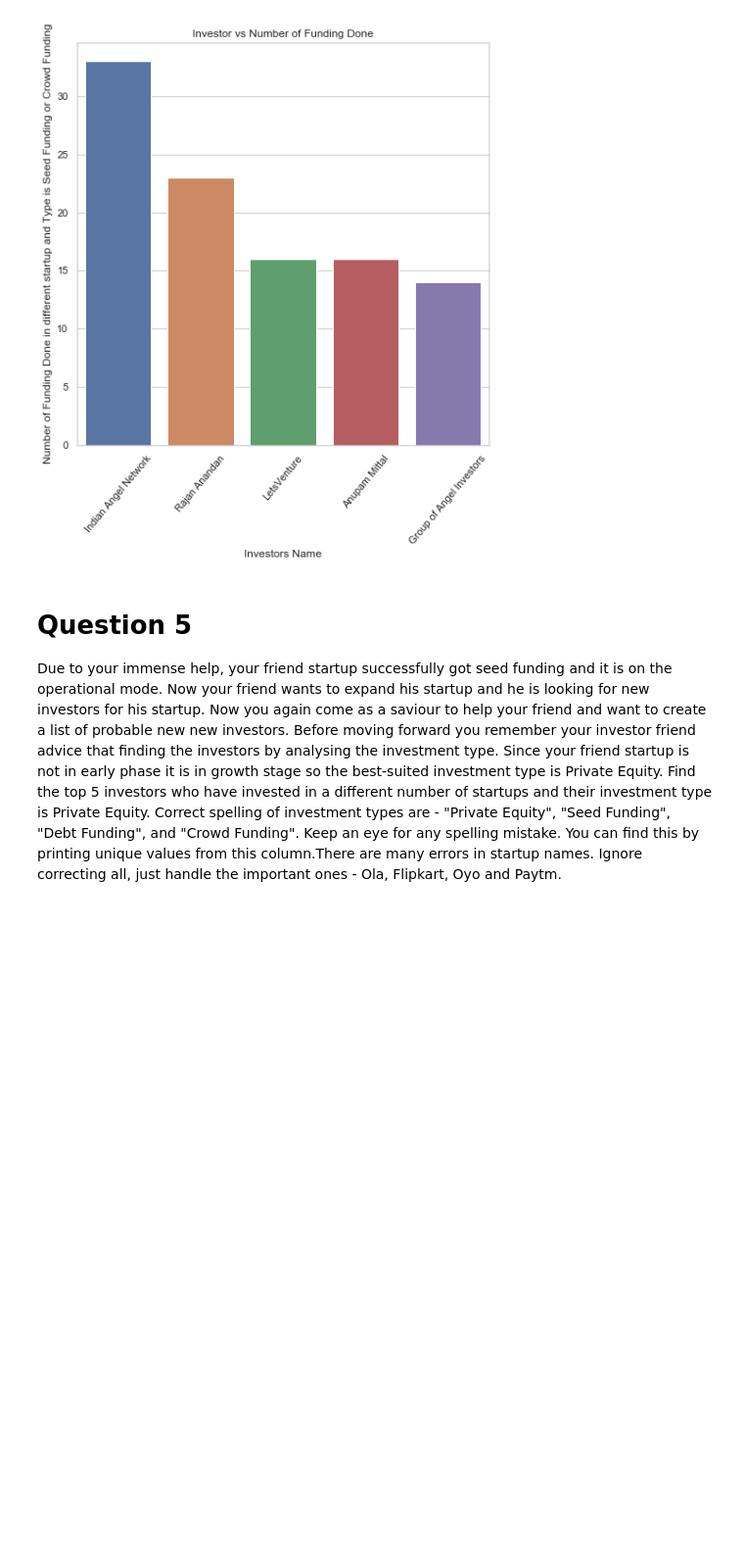
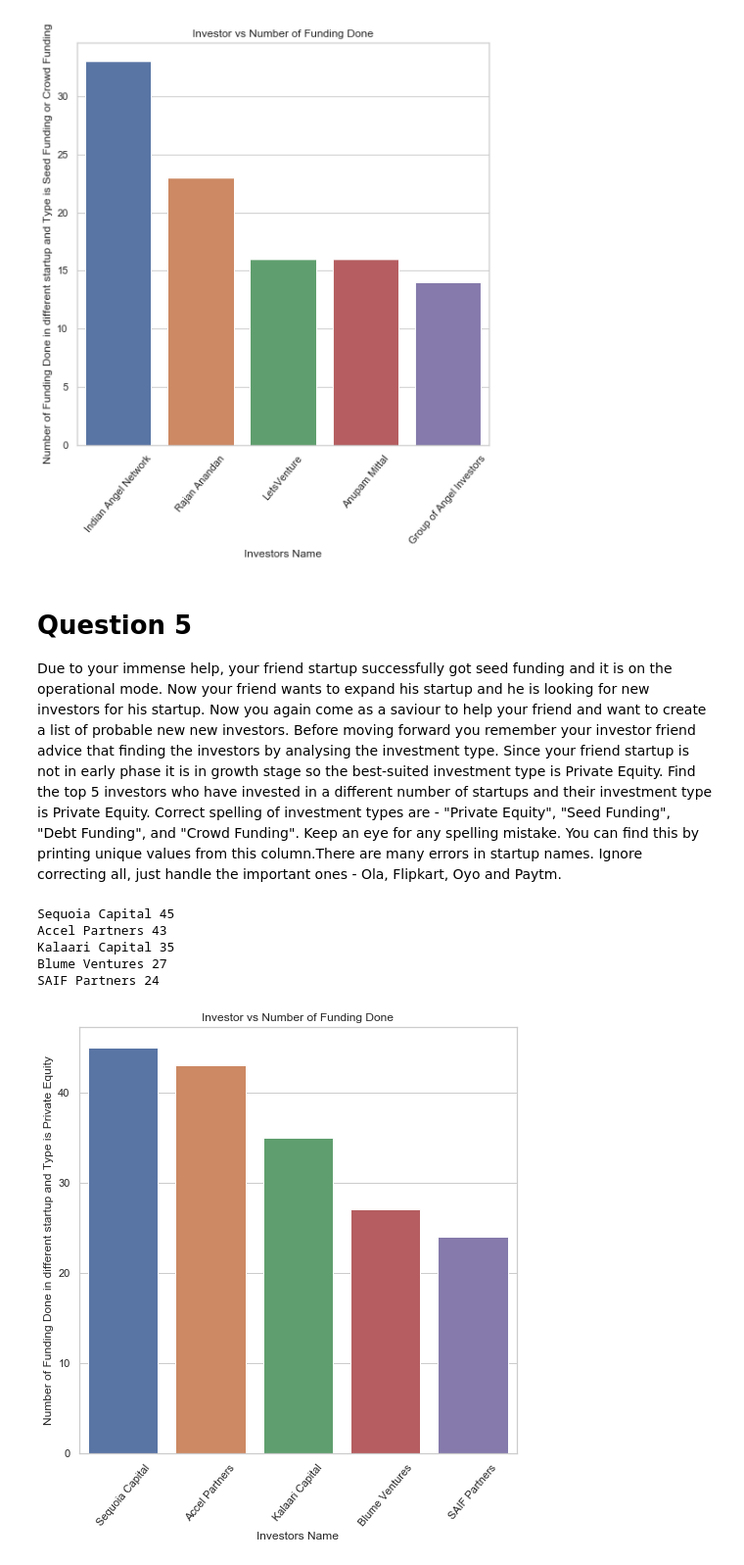
Before and after one commit to AshishBalwada22/Startup_funding, a Jupyter notebook: CaseStudy.ipynb, the cells around one changed output. Shown at 98% size. Cells and saved outputs as stored; diff of their text form; code cells hidden in the pictures; blank space fills up the shorter version.

```diff
--- a/CaseStudy.ipynb
+++ b/CaseStudy.ipynb
@@ -284,7 +284,7 @@ def createDictionary(investor_list,company_list,investment_type_list):
         company_name=company_list[i]
         investor_names=investor_list[i]
         investment_type=investment_type_list[i]
-        if investment_type == 'Seed :
+        if investment_type == 'Private Equity':
             if ',' in investor_names:
                 investor=investor_names.strip().split(',')
                 for j in investor:
@@ -308,31 +308,38 @@ def createDictionary(investor_list,company_list,investment_type_list):
     return d
 d=createDictionary(data['InvestorsName'].values,data['StartupName'].values,data['InvestmentType'].values)
 ## Creating dictionary with investors name and length of set
 unique_investor_company={}
 for key in d:
     values=d[key]
     unique_investor_company[key]=len(values)
 del unique_investor_company[""]
 del unique_investor_company["Undisclosed investors"]
 del unique_investor_company["Undisclosed Investors"]
 # Creating a dataframe of keys and values
 df=pd.DataFrame(list(unique_investor_company.values()),list(unique_investor_company.keys()))
 ## Sorting the values in descending order
 df=df.sort_values(by=[0],ascending=False)
 #print(df.head())
 # Getting the top 5 values of Investor done max number of times
 X=df.index[0:5]
 Y=df.values[0:5]
 Y=Y.reshape(5)
 ## Printing the Top 5 Investors
 for i in range(5):
     print(X[i],Y[i])
 ## Ploting the City vs Number of funding done
 plt.subplots(figsize=(8,8))
 plt.xlabel("Investors Name")
-plt.ylabel("Number of Funding Done in different startup and Type is Seed Funding or Crowd Funding")
+plt.ylabel("Number of Funding Done in different startup and Type is Private Equity")
 plt.title("Investor vs Number of Funding Done")
 sns.set(style="whitegrid")
 plt.xticks(rotation=50)
 sns.barplot(x=X, y=Y)
 plt.show()
+# %% [output]
+Sequoia Capital 45
+Accel Partners 43
+Kalaari Capital 35
+Blume Ventures 27
+SAIF Partners 24
+[figure, added]
```
